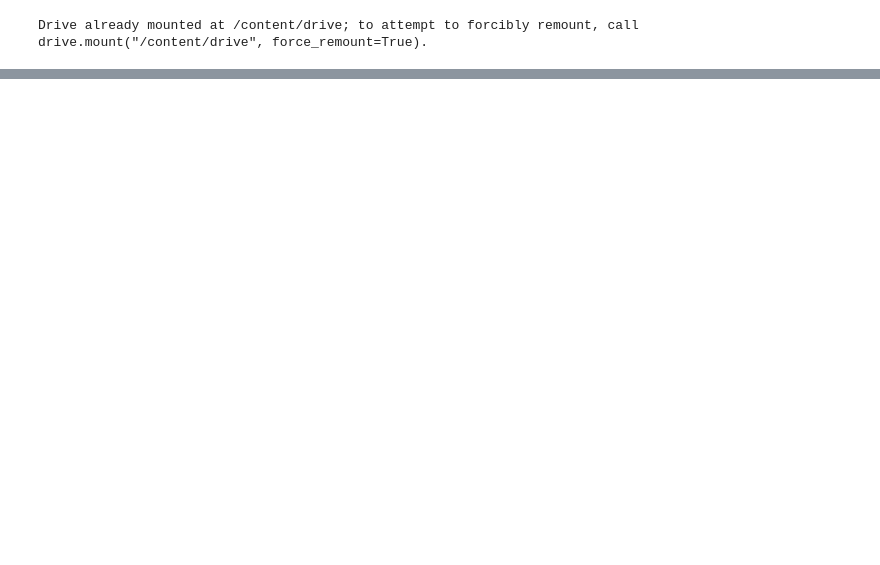
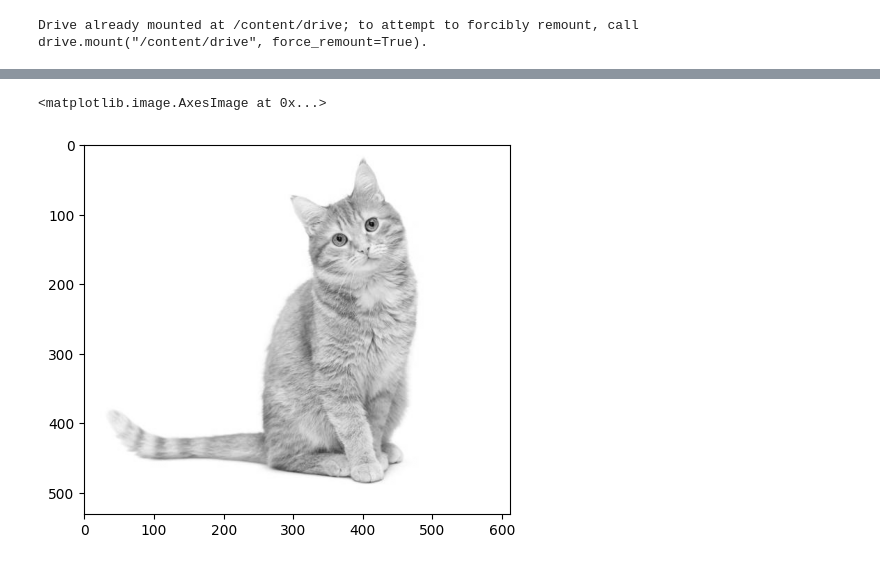
Before and after one commit to annisakrnn/PCVK_Genap_2025, a Jupyter notebook: Week2.ipynb, the cells around one changed output, grey strips where cells are left out. Cells and saved outputs as stored; diff of their text form; code cells hidden in the pictures; blank space fills up the shorter version.

```diff
--- a/Week2.ipynb
+++ b/Week2.ipynb
@@ -18,0 +32,5 @@ TypeError: Image data of dtype object cannot be converted to float
+# %%
+plt.imshow(img_gray, cmap='gray')
+# %% [output]
+<matplotlib.image.AxesImage at 0x...>
+[figure, added]
```
Also changed, not shown: parts of 16 cells of this notebook.
